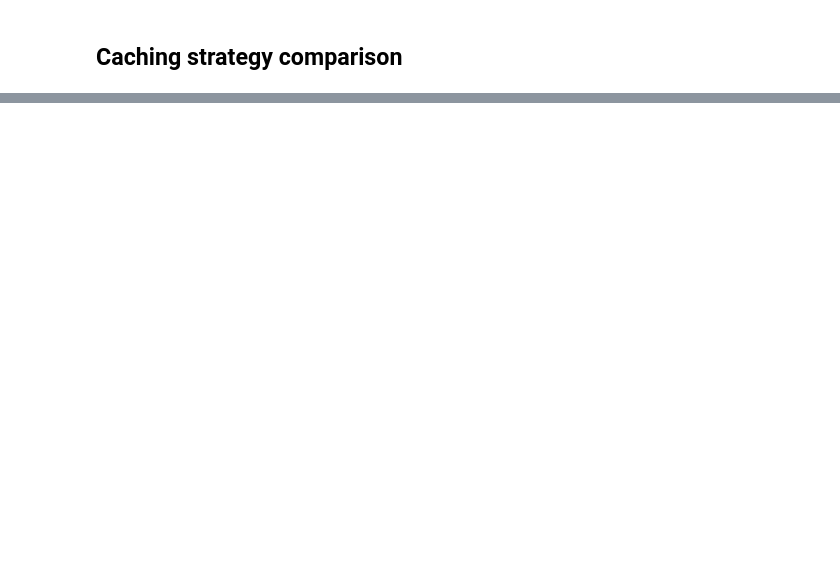
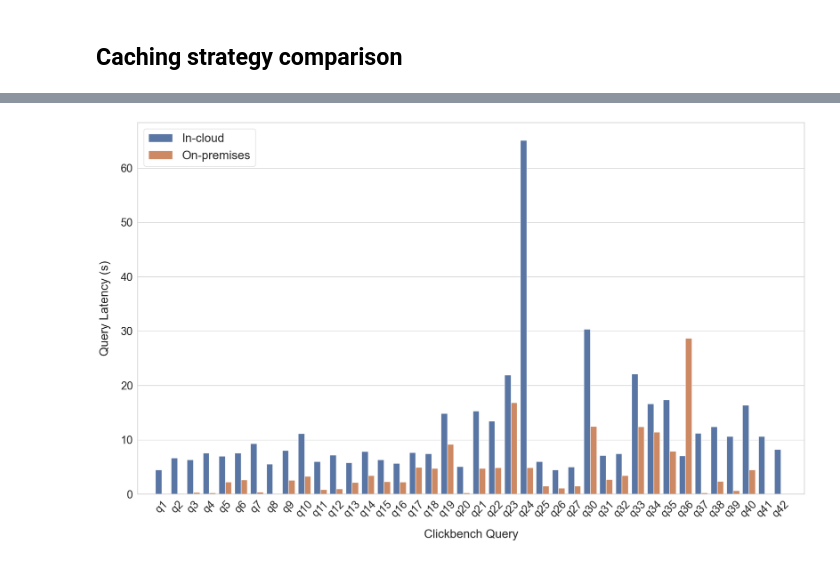
Before and after one commit to pixelsdb/pixels, a Jupyter notebook: pixels-amphi/pixels-amphi-worker/benchmark/scripts/visualize.ipynb, the cells around one changed output, grey strips where cells are left out. Cells and saved outputs as stored; diff of their text form; code cells hidden in the pictures; blank space fills up the shorter version.

```diff
--- a/pixels-amphi/pixels-amphi-worker/benchmark/scripts/visualize.ipynb
+++ b/pixels-amphi/pixels-amphi-worker/benchmark/scripts/visualize.ipynb
@@ -298,0 +349,46 @@ plt.show()
+# %%
+sns.set_style("whitegrid")  # Use whitegrid style
+
+# TPC-H Performance
+queries = []
+for i in range(43):
+    if i == 27 or i == 28 or i == 42:
+        continue
+    else:
+        queries.append('q'+str(i+1))
+
+cloud_time = [4.48,6.70,6.36,7.64,7.00,7.61,9.35,5.57,8.09,
+        11.18,6.01,7.24,5.82,7.89,6.36,5.68,7.70,7.46,
+        14.9,5.12,15.33,13.51,21.96,65.1,6.04,4.48,5.06,
+        30.4,7.14,7.50,22.15,16.67,17.41,7.09,11.26,12.46,10.63,16.39,
+        10.65,8.26]
+worker_time = [0.09, 0.17, 0.37, 0.31, 2.28, 2.68, 0.41, 0.18, 2.61, 3.31,
+               0.86, 1.01, 2.17, 3.44, 2.35, 2.24, 4.99, 4.80, 9.18, 0.31,
+               4.74, 4.89, 16.83, 4.91, 1.51, 1.17, 1.52, 12.49, 2.74, 3.42,
+              12.44, 11.41, 7.97, 28.75, 0.27, 2.41, 0.65, 4.48, 0.11, 0.10]
+
+df = pd.DataFrame({
+    'Query': queries,
+    'In-cloud': cloud_time,
+    'On-premises': worker_time
+})
+query_order = [''] + df['Query'].tolist() + ['']
+
+# 将 DataFrame 重塑为长格式
+df_melt = df.melt(id_vars='Query', value_vars=['In-cloud', 'On-premises'],
+                  var_name='Methods', value_name='Results')
+
+# 创建柱状图
+plt.figure(figsize=(20, 12))
+sns.barplot(x='Query', y="Results", hue="Methods", order=query_order, data=df_melt)
+plt.tick_params(axis='both', which='major', labelsize=22)
+plt.xticks(rotation=45)
+
+plt.legend(fontsize=24, loc='upper left')
+plt.xlabel('Clickbench Query', fontsize=24, labelpad=20)
+plt.ylabel('Query Latency (s)', fontsize=24, labelpad=20)
+plt.tight_layout()
+plt.savefig("./imgs/clickbench_time_comparison.png")
+plt.show()
+# %% [output]
+[figure, added]
```
Also changed, not shown: parts of 6 cells of this notebook, 8 other files.
